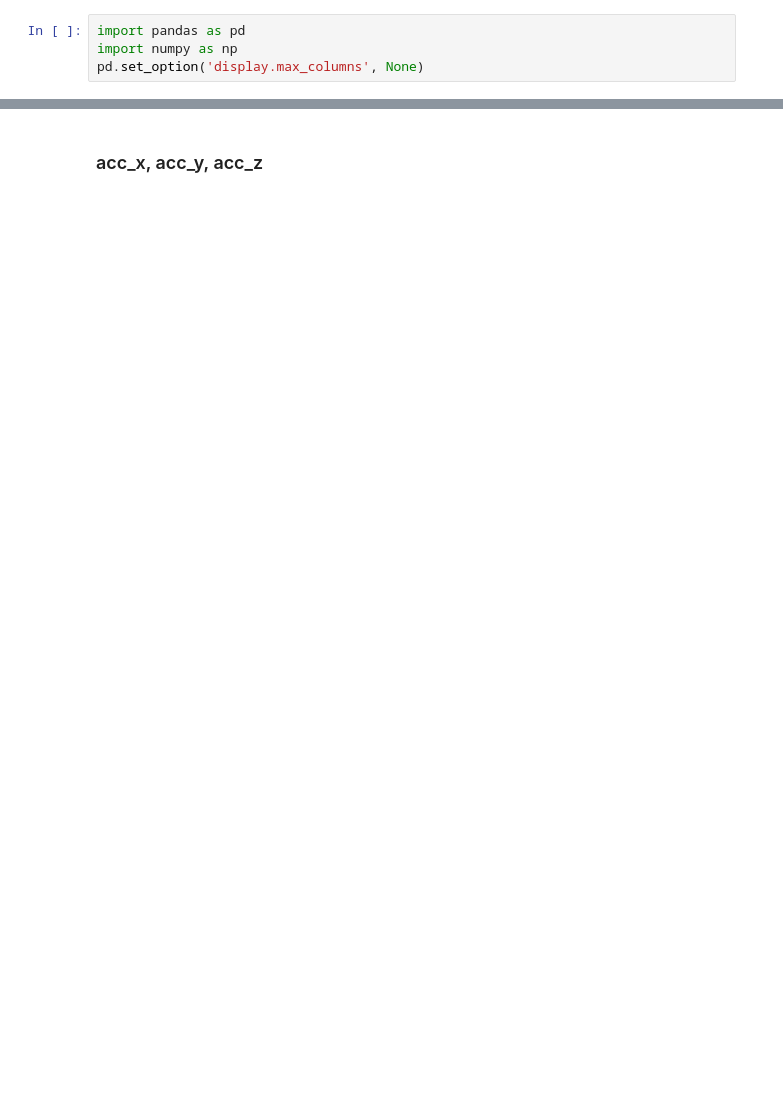
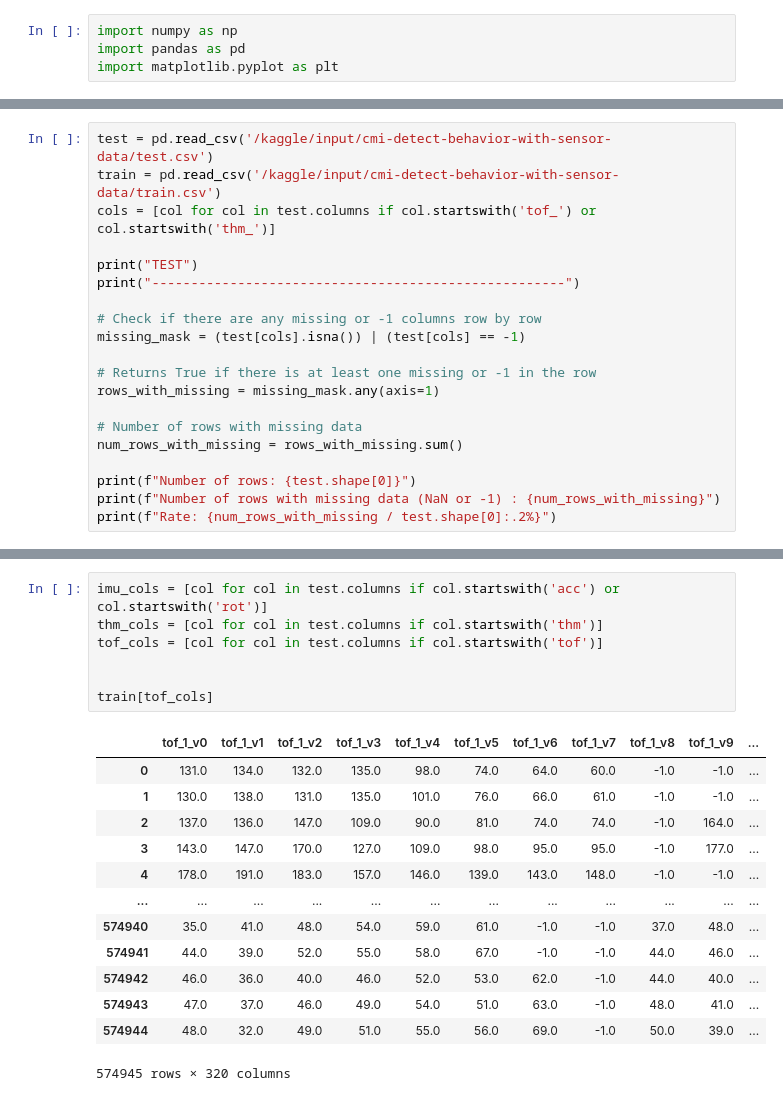
Before and after one commit to githuseyingur/detect_behavior_from_sensor_data, a Jupyter notebook: eda/eda.ipynb, the cells around one changed output, grey strips where cells are left out. Drawn from its saved outputs; the diff is of its cells as text; blank space fills up the shorter version.

```diff
--- a/eda/eda.ipynb
+++ b/eda/eda.ipynb
@@ -1,4 +1,4 @@
 # %%
+import numpy as np
 import pandas as pd
-import numpy as np
-pd.set_option('display.max_columns', None)
+import matplotlib.pyplot as plt
@@ -16,0 +5,20 @@ print(wrong_orientation_subjects)
+# %%
+test = pd.read_csv('/kaggle/input/cmi-detect-behavior-with-sensor-data/test.csv')
+train = pd.read_csv('/kaggle/input/cmi-detect-behavior-with-sensor-data/train.csv')
+cols = [col for col in test.columns if col.startswith('tof_') or col.startswith('thm_')]
+
+print("TEST")
+print("-----------------------------------------------------")
+
+# Check if there are any missing or -1 columns row by row
+missing_mask = (test[cols].isna()) | (test[cols] == -1)
+
+# Returns True if there is at least one missing or -1 in the row
+rows_with_missing = missing_mask.any(axis=1)
+
+# Number of rows with missing data
+num_rows_with_missing = rows_with_missing.sum()
+
+print(f"Number of rows: {test.shape[0]}")
+print(f"Number of rows with missing data (NaN or -1) : {num_rows_with_missing}")
+print(f"Rate: {num_rows_with_missing / test.shape[0]:.2%}")
@@ -26,2 +51,21 @@ train.head()
-# %% [markdown]
-### acc_x, acc_y, acc_z
+# %%
+imu_cols = [col for col in test.columns if col.startswith('acc') or col.startswith('rot')]
+thm_cols = [col for col in test.columns if col.startswith('thm')]
+tof_cols = [col for col in test.columns if col.startswith('tof')]
+
+
+train[tof_cols]
+# %% [output]
+|  | tof_1_v0 | tof_1_v1 | tof_1_v2 | tof_1_v3 | tof_1_v4 | tof_1_v5 | tof_1_v6 | tof_1_v7 | tof_1_v8 | tof_1_v9 | ... |
+| 0 | 131.0 | 134.0 | 132.0 | 135.0 | 98.0 | 74.0 | 64.0 | 60.0 | -1.0 | -1.0 | ... |
+| 1 | 130.0 | 138.0 | 131.0 | 135.0 | 101.0 | 76.0 | 66.0 | 61.0 | -1.0 | -1.0 | ... |
+| 2 | 137.0 | 136.0 | 147.0 | 109.0 | 90.0 | 81.0 | 74.0 | 74.0 | -1.0 | 164.0 | ... |
+| 3 | 143.0 | 147.0 | 170.0 | 127.0 | 109.0 | 98.0 | 95.0 | 95.0 | -1.0 | 177.0 | ... |
+| 4 | 178.0 | 191.0 | 183.0 | 157.0 | 146.0 | 139.0 | 143.0 | 148.0 | -1.0 | -1.0 | ... |
+| ... | ... | ... | ... | ... | ... | ... | ... | ... | ... | ... | ... |
+| 574940 | 35.0 | 41.0 | 48.0 | 54.0 | 59.0 | 61.0 | -1.0 | -1.0 | 37.0 | 48.0 | ... |
+| 574941 | 44.0 | 39.0 | 52.0 | 55.0 | 58.0 | 67.0 | -1.0 | -1.0 | 44.0 | 46.0 | ... |
+| 574942 | 46.0 | 36.0 | 40.0 | 46.0 | 52.0 | 53.0 | 62.0 | -1.0 | 44.0 | 40.0 | ... |
+| 574943 | 47.0 | 37.0 | 46.0 | 49.0 | 54.0 | 51.0 | 63.0 | -1.0 | 48.0 | 41.0 | ... |
+| 574944 | 48.0 | 32.0 | 49.0 | 51.0 | 55.0 | 56.0 | 69.0 | -1.0 | 50.0 | 39.0 | ... |
+574945 rows × 320 columns
```
Also changed, not shown: parts of 23 cells of this notebook, 2 other files.
